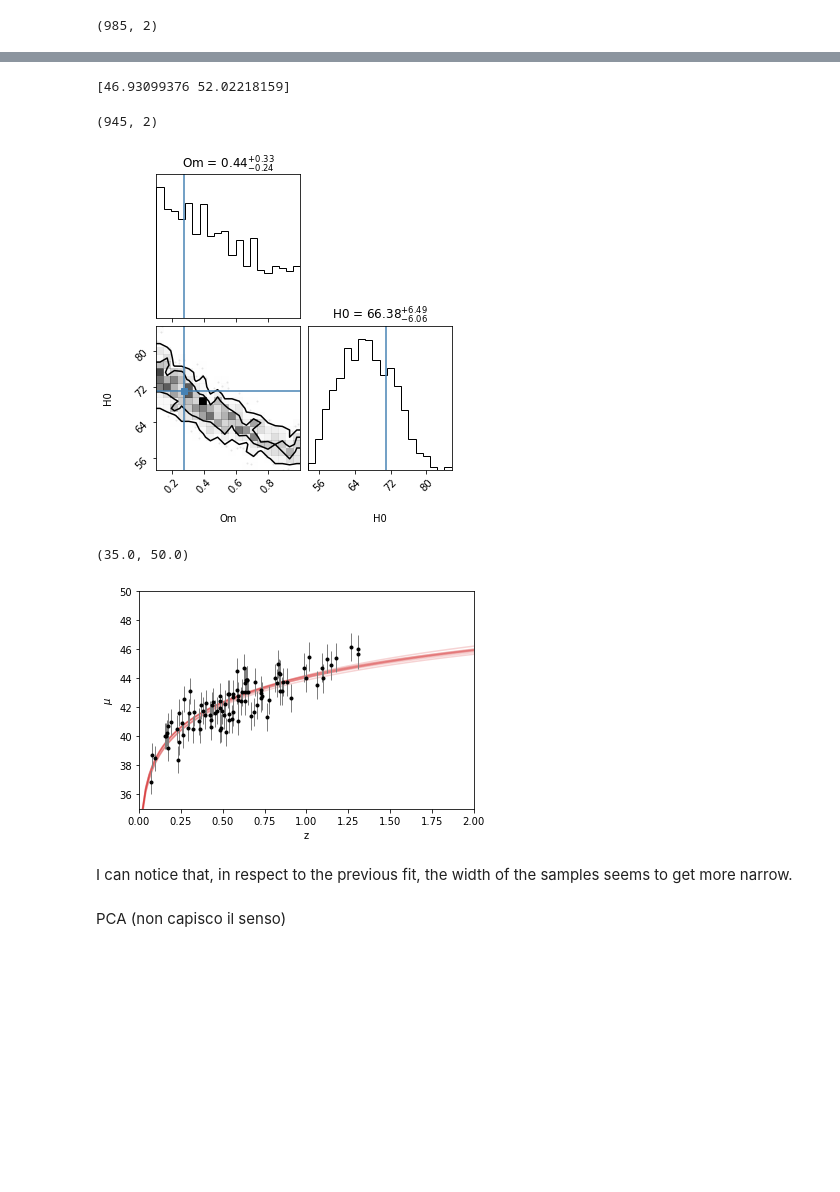
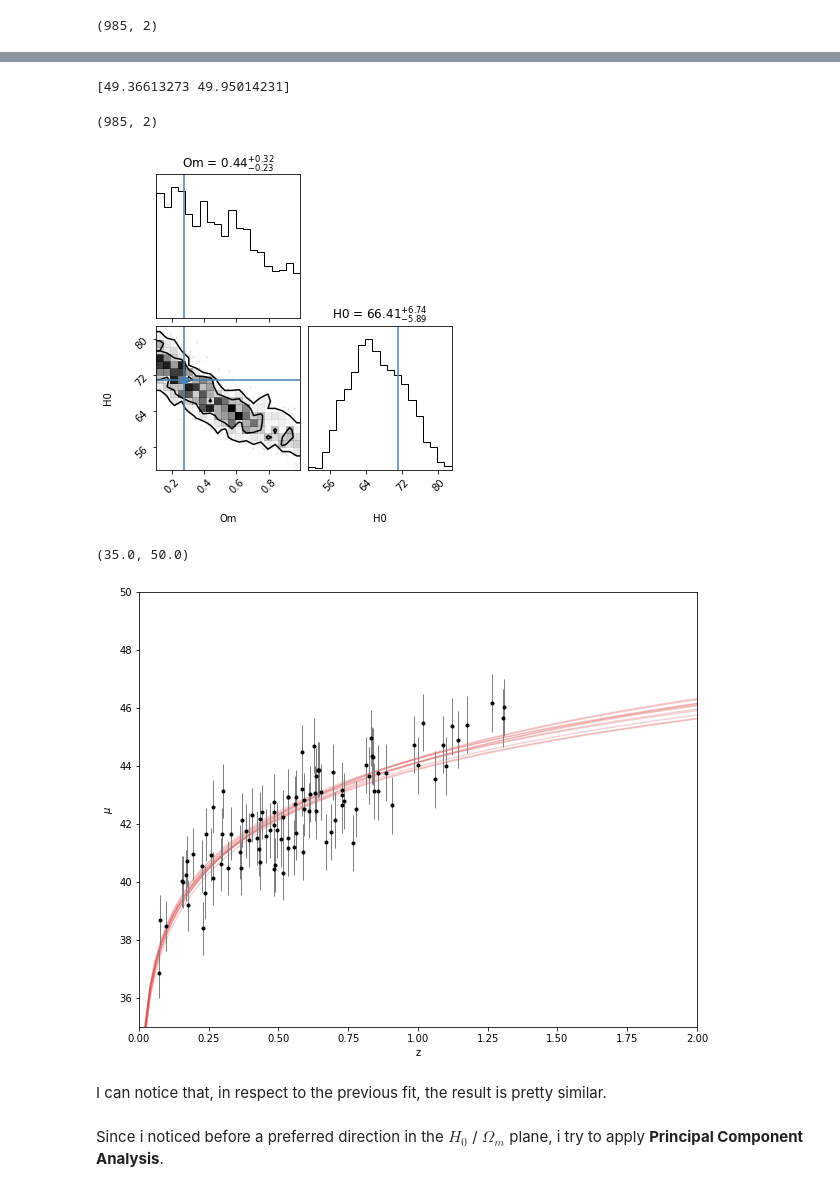
Before and after one commit to LorenzoVigan56/astrostatistics_bicocca_2024, a Jupyter notebook: working/L18_SupernovaDistances_II.ipynb, the cells around one changed output, grey strips where cells are left out. Drawn from its saved outputs; the diff is of its cells as text; code cells hidden in the pictures; blank space fills up the shorter version.

```diff
--- a/working/L18_SupernovaDistances_II.ipynb
+++ b/working/L18_SupernovaDistances_II.ipynb
@@ -132,3 +148,12 @@ sampler.run_mcmc(starting_guess, nsteps);
+# %%
+nsteps = int(1e4)
+nwalkers, ndim = 5, 2
+starting_guess = np.array([0.5, 80]) + 1e-1 * np.random.randn(nwalkers, ndim)
+
+sampler = emcee.EnsembleSampler(nwalkers, ndim, log_posterior)
+
+for sample in tqdm(sampler.sample(starting_guess, iterations=nsteps), total=nsteps):
+    pass
 # %%
 fig, axes = plt.subplots(2, figsize=(10, 7), sharex=True)
 samples = sampler.get_chain()
@@ -203,3 +234,12 @@ sampler.run_mcmc(starting_guess, nsteps);
+# %%
+nsteps = int(1e4)
+nwalkers, ndim = 5, 2
+starting_guess = np.array([0.5, 80]) + 1e-1 * np.random.randn(nwalkers, ndim)
+
+sampler = emcee.EnsembleSampler(nwalkers, ndim, log_posterior_nolastpoints)
+
+for sample in tqdm(sampler.sample(starting_guess, iterations=nsteps), total=nsteps):
+    pass
 # %%
 fig, axes = plt.subplots(2, figsize=(10, 7), sharex=True)
 samples = sampler.get_chain()
@@ -218,34 +258,36 @@ axes[-1].set_xlabel("step number");
 tau = sampler.get_autocorr_time()
 print(tau)
 # %% [output]
-[46.93099376 52.02218159]
+[49.36613273 49.95014231]
 # %%
-flat_samples = sampler.get_chain(discard=3*int(max(tau)), thin=int(max(tau)), flat=True)
+flat_samples_nolastpoints = sampler.get_chain(discard=3*int(max(tau)), thin=int(max(tau)), flat=True)
 print(flat_samples.shape)
 # %% [output]
-(945, 2)
+(985, 2)
 # %%
 fig = corner.corner(
-    flat_samples, labels=["Om","H0"], levels=[0.68,0.95], show_titles=True, truths=[0.27,71]
+    flat_samples_nolastpoints, labels=["Om","H0"], levels=[0.68,0.95], show_titles=True, truths=[0.27,71]
 );
 # %% [output]
-[figure, old version]
+[figure, new version]
 # %%
-for Om,H0, in flat_samples[::100]:
+fig = plt.figure(figsize=(10, 8))
+
+for Om,H0, in flat_samples_nolastpoints[::100]:
     plt.plot(zlin, generativemodel(zlin, H0, Om),c='C3',alpha=0.2)
 
 plt.errorbar(z_sample_new, mu_sample_new, dmu_new, fmt='.k', ecolor='gray', lw=1,label='data')
 plt.xlabel("z")
 plt.ylabel("$\mu$")
 plt.xlim(0,2)
 plt.ylim(35,50)
 # %% [output]
 (35.0, 50.0)
-[figure, old version]
+[figure, new version]
 # %% [markdown]
-I can notice that, in respect to the previous fit, the width of the samples seems to get more narrow.
+I can notice that, in respect to the previous fit, the result is pretty similar.
 # %% [markdown]
-PCA (non capisco il senso)
+Since i noticed before a preferred direction in the $H_0$ / $\Omega_m$ plane, i try to apply **Principal Component Analysis**.
 # %%
 X = np.column_stack((z_sample, mu_sample))
 # %%
```
Also changed, not shown: parts of 52 cells of this notebook, 6 other files.
